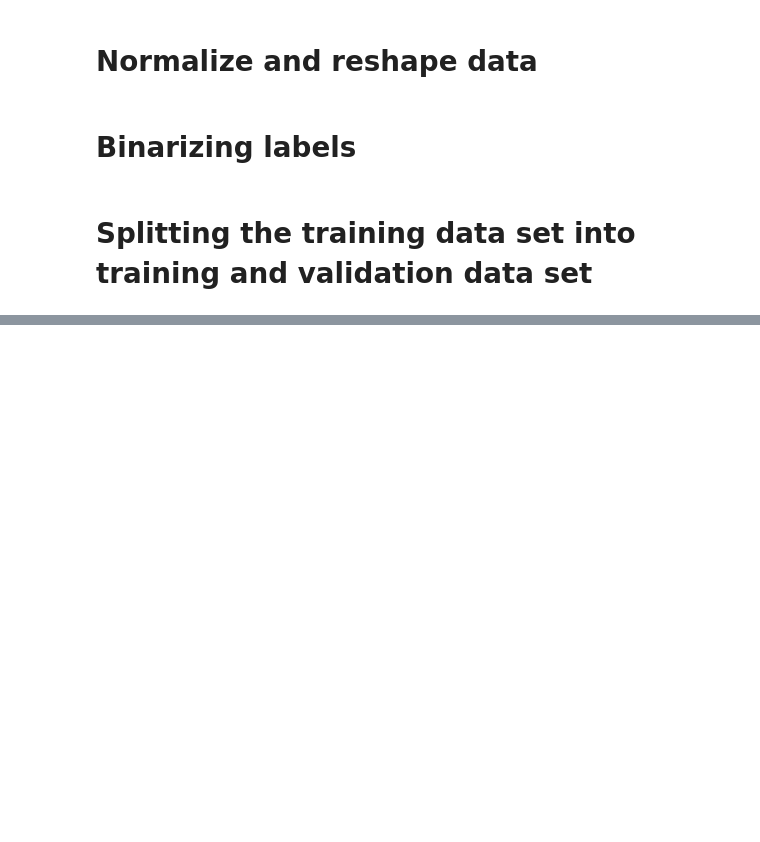
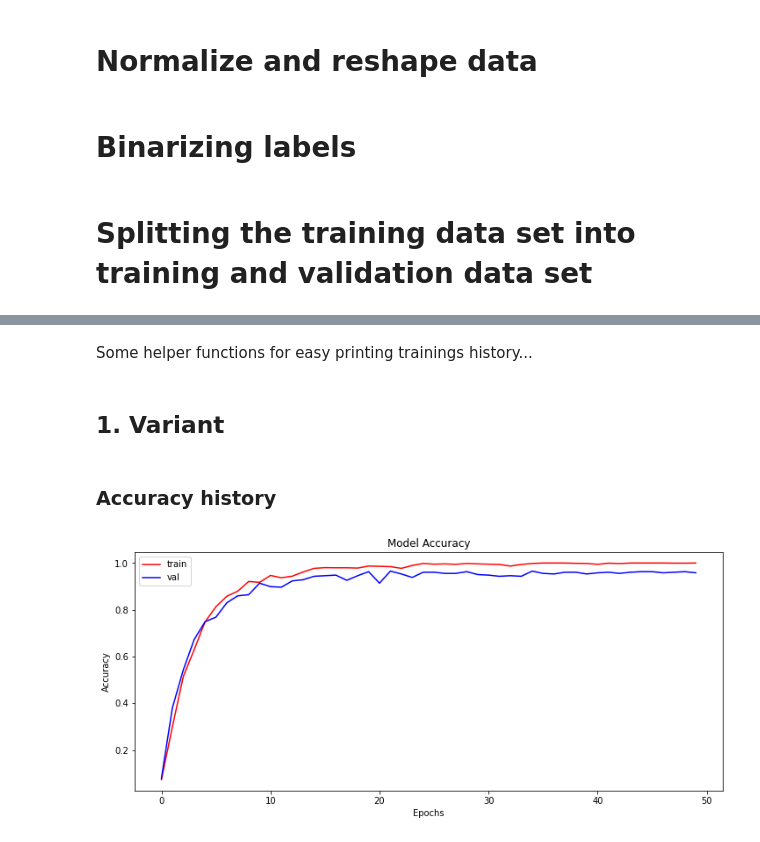
Before and after one commit to michael-neuhold/american-hand-sign-classification, a Jupyter notebook: asl-classification.ipynb, the cells around one changed output, grey strips where cells are left out. Saved outputs shown, nothing was run; the diff lists cells and outputs as text; code cells hidden in the pictures; blank space fills up the shorter version.

Commit message:
added some different model configurations and evaluations

```diff
--- a/asl-classification.ipynb
+++ b/asl-classification.ipynb
@@ -202,3 +167,0 @@ _________________________________________________________________
-# %%
-model.compile(optimizer='adam', loss = 'categorical_crossentropy', metrics=['accuracy'])
-history = model.fit(x_train, y_train, batch_size = 150, epochs = 20, validation_data = (x_val, y_val)) # incl. using validation data
@@ -256,0 +174,13 @@ Test Accuracy: 97.27402925491333
+# %%
+model_1 = Sequential()
+model_1.add(Conv2D(32, (3, 3), padding="same",input_shape=(50,50,3), activation="relu"))
+model_1.add(MaxPooling2D(pool_size=(3, 3)))
+model_1.add(Conv2D(90, (3, 3), padding="same", activation="relu"))
+model_1.add(MaxPooling2D(pool_size=(2, 2)))
+model_1.add(Flatten())
+model_1.add(Dense(60, activation="relu"))
+model_1.add(Flatten())
+
+model_1.add(Dense(40, activation="relu"))
+model_1.add(Dense(number_of_classes, activation="softmax")) # number of classes -> neurons in output layer
+model_1.summary()
@@ -256,0 +207,3 @@ Test Accuracy: 97.27402925491333
+# %%
+model_1.compile(optimizer='adam', loss = 'categorical_crossentropy', metrics=['accuracy'])
+history_1 = model_1.fit(x_train, y_train, batch_size = 150, epochs = 50, validation_data = (x_val, y_val)) # incl. using validation data
@@ -256,0 +411,12 @@ Test Accuracy: 97.27402925491333
+# %% [markdown]
+Some helper functions for easy printing trainings history...
+# %%
+def printAccuracyHistoryOf(history):
+  plt.figure(figsize=(12, 5))
+  plt.plot(history.history['accuracy'], color='r')
+  plt.plot(history.history['val_accuracy'], color='b')
+  plt.title('Model Accuracy')
+  plt.ylabel('Accuracy')
+  plt.xlabel('Epochs')
+  plt.legend(['train', 'val'])
+  plt.show()
@@ -256,0 +433,8 @@ Test Accuracy: 97.27402925491333
+# %% [markdown]
+## 1. Variant
+# %% [markdown]
+### Accuracy history
+# %%
+printAccuracyHistoryOf(history_1)
+# %% [output]
+[figure, added]
```
Also changed, not shown: parts of 65 cells of this notebook, 1 other file.
